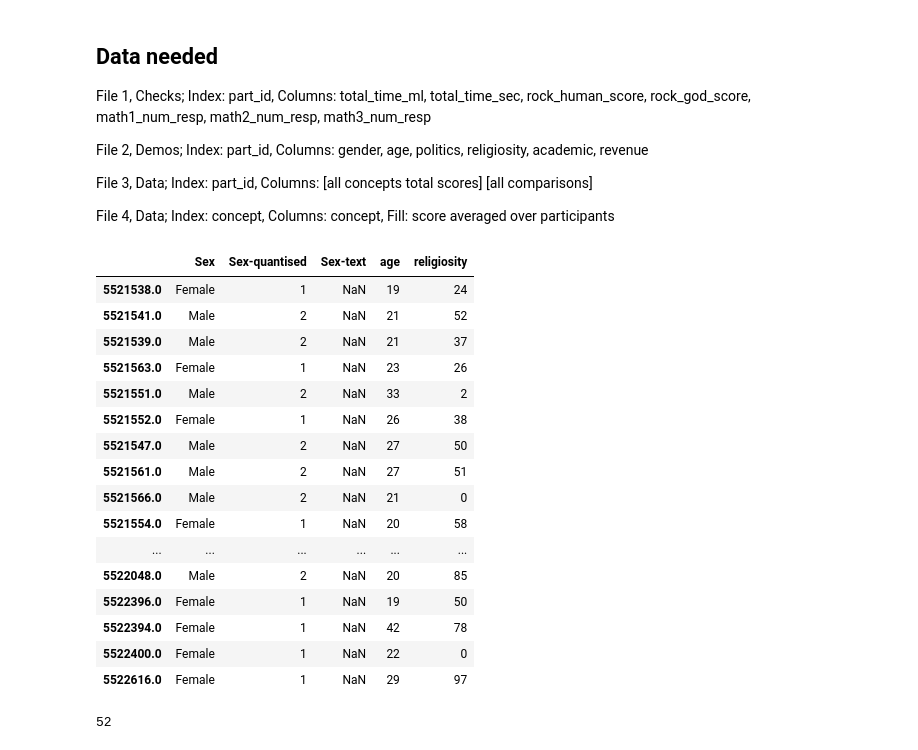
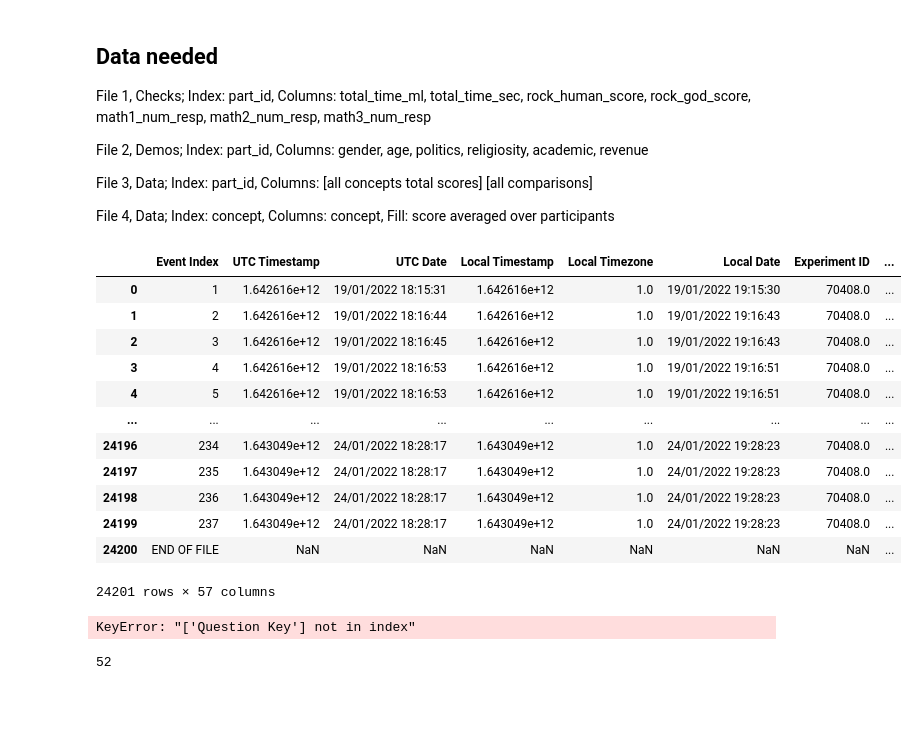
Before and after one commit to vbtCogSci/features_of_agency, a Jupyter notebook: data_cleaning.ipynb, the cells around one changed output. Cells and saved outputs as stored; diff of their text form; code cells hidden in the pictures; blank space fills up the shorter version.

```diff
--- a/data_cleaning.ipynb
+++ b/data_cleaning.ipynb
@@ -2,8 +2,8 @@
 import pandas as pd
 import numpy as np
 # %%
-task_raw = pd.read_csv('.\\data\\raw\\data_exp_70408-v19_task_190122.csv')
-demos_raw = pd.read_csv('.\\data\\raw\\data_exp_70408-v19_demo_190122.csv')
+task_raw =  pd.read_csv('.\\data\\raw\\data_exp_70408-v19_task-niae.csv')
+demos_raw = pd.read_csv('.\\data\\raw\\data_exp_70408-v19_questionnaire-sgay.csv')
 # %% [markdown]
 ## Data needed
 
@@ -23,6 +23,22 @@ if private:
 else:
     part_id_key = 'Participant Public ID'
     destination_folder = 'datasets_prolific_id'
+# %%
+demos_raw
+# %% [output]
+|  | Event Index | UTC Timestamp | UTC Date | Local Timestamp | Local Timezone | Local Date | Experiment ID | ... |
+| 0 | 1 | 1.642616e+12 | 19/01/2022 18:15:31 | 1.642616e+12 | 1.0 | 19/01/2022 19:15:30 | 70408.0 | ... |
+| 1 | 2 | 1.642616e+12 | 19/01/2022 18:16:44 | 1.642616e+12 | 1.0 | 19/01/2022 19:16:43 | 70408.0 | ... |
+| 2 | 3 | 1.642616e+12 | 19/01/2022 18:16:45 | 1.642616e+12 | 1.0 | 19/01/2022 19:16:43 | 70408.0 | ... |
+| 3 | 4 | 1.642616e+12 | 19/01/2022 18:16:53 | 1.642616e+12 | 1.0 | 19/01/2022 19:16:51 | 70408.0 | ... |
+| 4 | 5 | 1.642616e+12 | 19/01/2022 18:16:53 | 1.642616e+12 | 1.0 | 19/01/2022 19:16:51 | 70408.0 | ... |
+| ... | ... | ... | ... | ... | ... | ... | ... | ... |
+| 24196 | 234 | 1.643049e+12 | 24/01/2022 18:28:17 | 1.643049e+12 | 1.0 | 24/01/2022 19:28:23 | 70408.0 | ... |
+| 24197 | 235 | 1.643049e+12 | 24/01/2022 18:28:17 | 1.643049e+12 | 1.0 | 24/01/2022 19:28:23 | 70408.0 | ... |
+| 24198 | 236 | 1.643049e+12 | 24/01/2022 18:28:17 | 1.643049e+12 | 1.0 | 24/01/2022 19:28:23 | 70408.0 | ... |
+| 24199 | 237 | 1.643049e+12 | 24/01/2022 18:28:17 | 1.643049e+12 | 1.0 | 24/01/2022 19:28:23 | 70408.0 | ... |
+| 24200 | END OF FILE | NaN | NaN | NaN | NaN | NaN | NaN | ... |
+24201 rows × 57 columns
 # %%
 # DEMOGRAPHICS LOGIC
 demos_columns = ['Sex', 'Sex-quantised', 'Sex-text', 'age', 'academic', 'academic-quantised', 'revenue', 'revenue-quantised', 'politics', 'religiosity']
@@ -64,23 +80,7 @@ if private:
 
 df_demos
 # %% [output]
-|  | Sex | Sex-quantised | Sex-text | age | religiosity |
-| 5521538.0 | Female | 1 | NaN | 19 | 24 |
-| 5521541.0 | Male | 2 | NaN | 21 | 52 |
-| 5521539.0 | Male | 2 | NaN | 21 | 37 |
-| 5521563.0 | Female | 1 | NaN | 23 | 26 |
-| 5521551.0 | Male | 2 | NaN | 33 | 2 |
-| 5521552.0 | Female | 1 | NaN | 26 | 38 |
-| 5521547.0 | Male | 2 | NaN | 27 | 50 |
-| 5521561.0 | Male | 2 | NaN | 27 | 51 |
-| 5521566.0 | Male | 2 | NaN | 21 | 0 |
-| 5521554.0 | Female | 1 | NaN | 20 | 58 |
-| ... | ... | ... | ... | ... | ... |
-| 5522048.0 | Male | 2 | NaN | 20 | 85 |
-| 5522396.0 | Female | 1 | NaN | 19 | 50 |
-| 5522394.0 | Female | 1 | NaN | 42 | 78 |
-| 5522400.0 | Female | 1 | NaN | 22 | 0 |
-| 5522616.0 | Female | 1 | NaN | 29 | 97 |
+KeyError: "['Question Key'] not in index"
 # %%
 # TASK LOGIC
 
```
Also changed, not shown: 26 other files.
